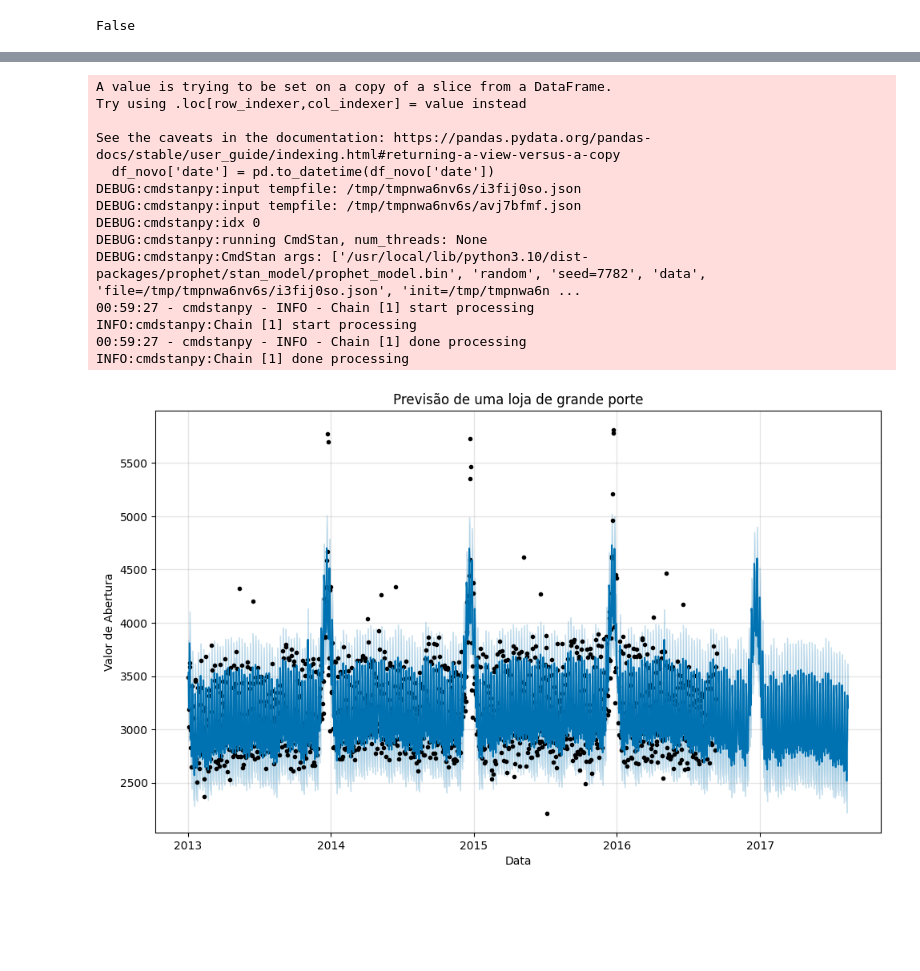
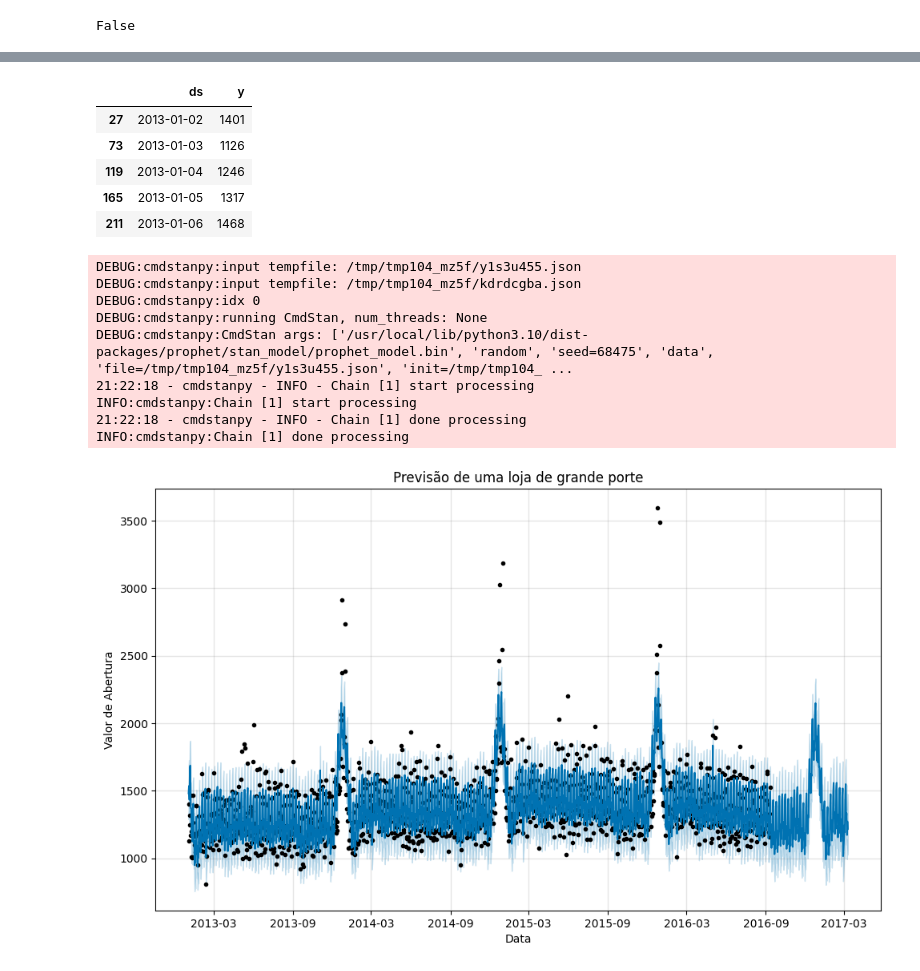
Before and after one commit to lgregs/TCC-PUCSP-CDIA, a Jupyter notebook: Prophet.ipynb, the cells around one changed output, grey strips where cells are left out. Cells and saved outputs as stored; diff of their text form; code cells hidden in the pictures; blank space fills up the shorter version.

```diff
--- a/Prophet.ipynb
+++ b/Prophet.ipynb
@@ -55 +91,11 @@ transactions    0
 dtype: int64
+# %%
+# Criando um dicionário e agrupando os dataframes por cluster
+transactions_clusters = {}
+grouped = transactions.groupby('cluster')
+for cluster, group in grouped:
+    transactions_clusters[cluster] = group
+
+df_pqn = transactions_clusters[2]# DF Pequeno Porte
+df_gnd = transactions_clusters[1]# DF Grande Porte
+df_med = transactions_clusters[0]# DF Médio Porte
@@ -56,51 +242,53 @@ dtype: int64
+# %%
+df_pqn['date'] = pd.to_datetime(df_pqn['date'])
+# %%
+# Dataframe com a Loja de pequeno Porte escolhida
+df_pqn = df_pqn[df_pqn['store_nbr'] == 31]
+# %%
+# Renomeando as colunas para o formato esperado pelo Prophet
+df_pqn = df_pqn.rename(columns={'date': 'ds', 'transactions': 'y'})
+df_pqn = df_pqn.drop(['store_nbr','cluster'], axis =1)
+# %%
+df_pqn.head()
+# %% [output]
+|  | ds | y |
+| 27 | 2013-01-02 | 1401 |
+| 73 | 2013-01-03 | 1126 |
+| 119 | 2013-01-04 | 1246 |
+| 165 | 2013-01-05 | 1317 |
+| 211 | 2013-01-06 | 1468 |
 # %%
-# Criar um novo DataFrame filtrando os valores da coluna "store_nbr"
-df_novo = transactions[transactions['store_nbr'] == 3]
-df_novo['date'] = pd.to_datetime(df_novo['date'])
+# Divisão para treino e teste
+proporcao_treino = 0.8  # 80% de dados para treino
+tamanho_treino = int(len(df_pqn) * proporcao_treino)
 
-# Renomeie as colunas para o formato esperado pelo Prophet
-df_novo = df_novo.rename(columns={'date': 'ds', 'transactions': 'y'})
+# Separando os dados de treino e teste
+df_train = df_pqn.iloc[:tamanho_treino]  # Dados de treino
+df_test = df_pqn.iloc[tamanho_treino:]   # Dados de teste
 
-# Determine a proporção de divisão para treino e teste
-proporcao_treino = 0.8  # 80% de dados para treino
-
-# Calcule o índice de corte para dividir os dados
-tamanho_treino = int(len(df_novo) * proporcao_treino)
-
-# Separe os dados de treino e teste
-df_train = df_novo.iloc[:tamanho_treino]  # Dados de treino
-df_test = df_novo.iloc[tamanho_treino:]   # Dados de teste
-
-# Crie e ajuste o modelo Prophet com os dados de treino
+# Criando e ajustando o modelo Prophet
 model = Prophet(daily_seasonality=False, weekly_seasonality=True, yearly_seasonality=True)
 model.add_country_holidays(country_name='EC')
 model.fit(df_train)
 
-# Crie um DataFrame para prever as datas futuras com base no tamanho dos dados de teste
-future = model.make_future_dataframe(periods=len(df_test))
-
-# Faça previsões para as datas futuras
+# Previsão
+future = model.make_future_dataframe(periods=180)
 forecast = model.predict(future)
 
-# Visualize as previsões
+# Visualizar as previsões
 fig = model.plot(forecast)
 plt.title('Previsão de uma loja de grande porte')
 plt.xlabel('Data')
 plt.ylabel('Valor de Abertura')
 plt.show()
 # %% [output]
-A value is trying to be set on a copy of a slice from a DataFrame.
-Try using .loc[row_indexer,col_indexer] = value instead
-
-See the caveats in the documentation: https://pandas.pydata.org/pandas-docs/stable/user_guide/indexing.html#returning-a-view-versus-a-copy
-  df_novo['date'] = pd.to_datetime(df_novo['date'])
-DEBUG:cmdstanpy:input tempfile: /tmp/tmpnwa6nv6s/i3fij0so.json
-DEBUG:cmdstanpy:input tempfile: /tmp/tmpnwa6nv6s/avj7bfmf.json
+DEBUG:cmdstanpy:input tempfile: /tmp/tmp104_mz5f/y1s3u455.json
+DEBUG:cmdstanpy:input tempfile: /tmp/tmp104_mz5f/kdrdcgba.json
 DEBUG:cmdstanpy:idx 0
 DEBUG:cmdstanpy:running CmdStan, num_threads: None
-DEBUG:cmdstanpy:CmdStan args: ['/usr/local/lib/python3.10/dist-packages/prophet/stan_model/prophet_model.bin', 'random', 'seed=7782', 'data', 'file=/tmp/tmpnwa6nv6s/i3fij0so.json', 'init=/tmp/tmpnwa6n ...
-00:59:27 - cmdstanpy - INFO - Chain [1] start processing
+DEBUG:cmdstanpy:CmdStan args: ['/usr/local/lib/python3.10/dist-packages/prophet/stan_model/prophet_model.bin', 'random', 'seed=68475', 'data', 'file=/tmp/tmp104_mz5f/y1s3u455.json', 'init=/tmp/tmp104_ ...
+21:22:18 - cmdstanpy - INFO - Chain [1] start processing
 INFO:cmdstanpy:Chain [1] start processing
-00:59:27 - cmdstanpy - INFO - Chain [1] done processing
+21:22:18 - cmdstanpy - INFO - Chain [1] done processing
 INFO:cmdstanpy:Chain [1] done processing
-[figure, old version]
+[figure, new version]
```
Also changed, not shown: parts of 33 cells of this notebook.
